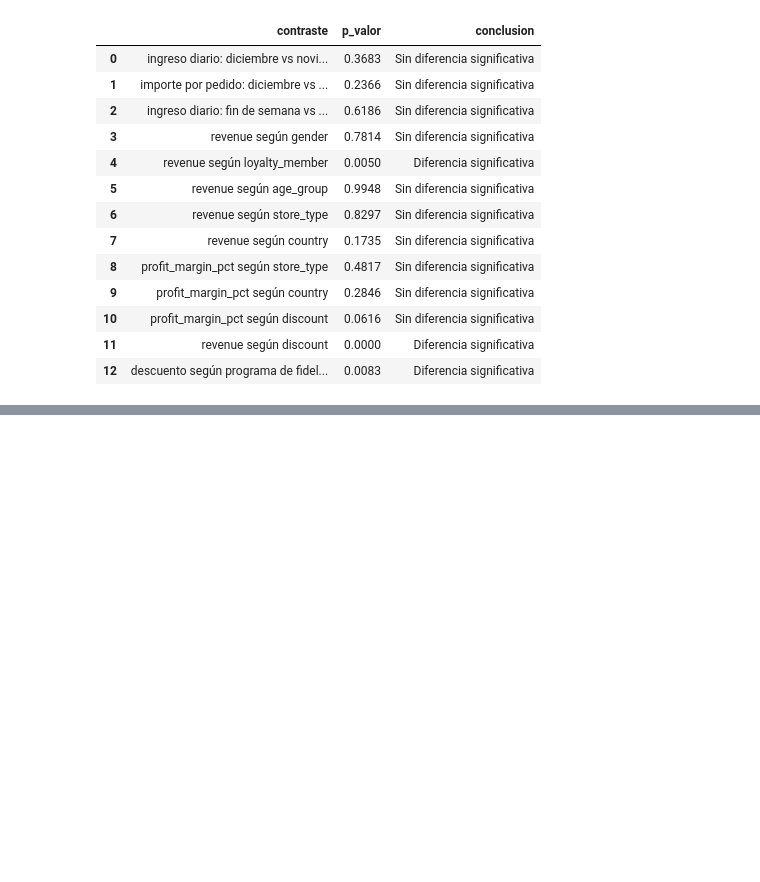
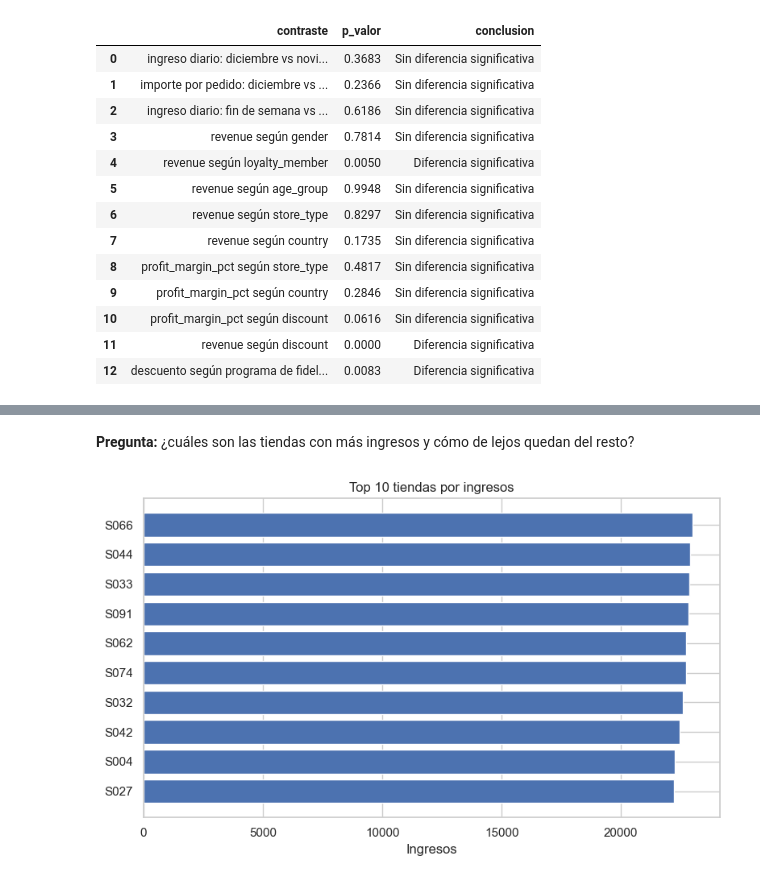
Before and after one commit to SofiaConsoli/Proyecto_Final_Data_and_Analytics, a Jupyter notebook: notebooks/proyecto_final_EDA_python.ipynb, the cells around one changed output, grey strips where cells are left out. Saved outputs shown, nothing was run; the diff lists cells and outputs as text; code cells hidden in the pictures; blank space fills up the shorter version.

```diff
--- a/notebooks/proyecto_final_EDA_python.ipynb
+++ b/notebooks/proyecto_final_EDA_python.ipynb
@@ -1334,0 +1443,14 @@ display(tabla_resumen)
+# %% [markdown]
+**Pregunta:** ¿cuáles son las tiendas con más ingresos y cómo de lejos quedan del resto?
+# %%
+top_tiendas = por_tienda.head(10).sort_values("ingresos_totales")
+
+plt.figure(figsize=(8, 5))
+plt.barh(top_tiendas.index, top_tiendas["ingresos_totales"])
+plt.title("Top 10 tiendas por ingresos")
+plt.xlabel("Ingresos")
+plt.tight_layout()
+guardar_grafico("10_2_top10_tiendas")
+plt.show()
+# %% [output]
+[figure, added]
```
Also changed, not shown: parts of 38 cells of this notebook, 8 other files.
